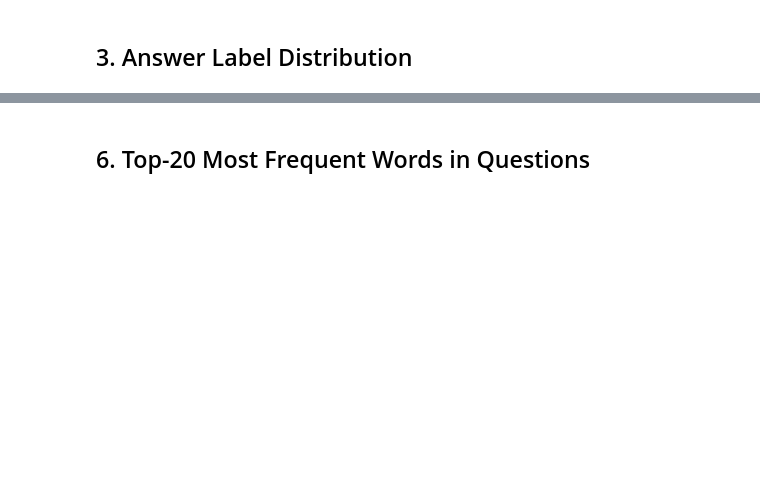
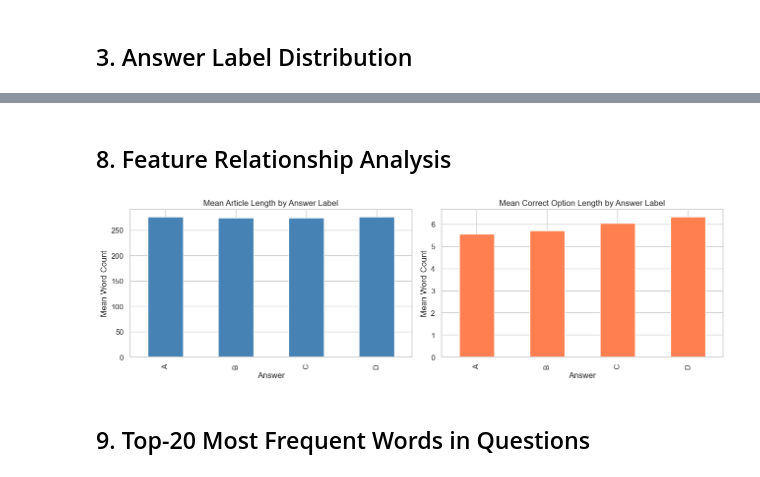
Before and after one commit to AfnanRizwan1/Quiz-Generation-System_AI-Project, a Jupyter notebook: notebooks/EDA.ipynb, the cells around one changed output, grey strips where cells are left out. Drawn from its saved outputs; the diff is of its cells as text; code cells hidden in the pictures; blank space fills up the shorter version.

```diff
--- a/notebooks/EDA.ipynb
+++ b/notebooks/EDA.ipynb
@@ -67,5 +222,29 @@ plt.show()
+# %% [markdown]
+## 8. Feature Relationship Analysis
+# %%
+# Article length vs answer label — do longer articles favour certain answers?
+fig, axes = plt.subplots(1, 2, figsize=(13, 4))
+
+train_df.groupby('answer')['article_len'].mean().plot(
+    kind='bar', ax=axes[0], color='steelblue'
+)
+axes[0].set_title('Mean Article Length by Answer Label')
+axes[0].set_xlabel('Answer')
+axes[0].set_ylabel('Mean Word Count')
+
+train_df.groupby('answer')['correct_opt_len'].mean().plot(
+    kind='bar', ax=axes[1], color='coral'
+)
+axes[1].set_title('Mean Correct Option Length by Answer Label')
+axes[1].set_xlabel('Answer')
+axes[1].set_ylabel('Mean Word Count')
+
+plt.tight_layout()
+plt.show()
+# %% [output]
+[figure, added]
 # %% [markdown]
-## 6. Top-20 Most Frequent Words in Questions
+## 9. Top-20 Most Frequent Words in Questions
 # %%
 from collections import Counter
 import re
```
Also changed, not shown: parts of 15 cells of this notebook.
